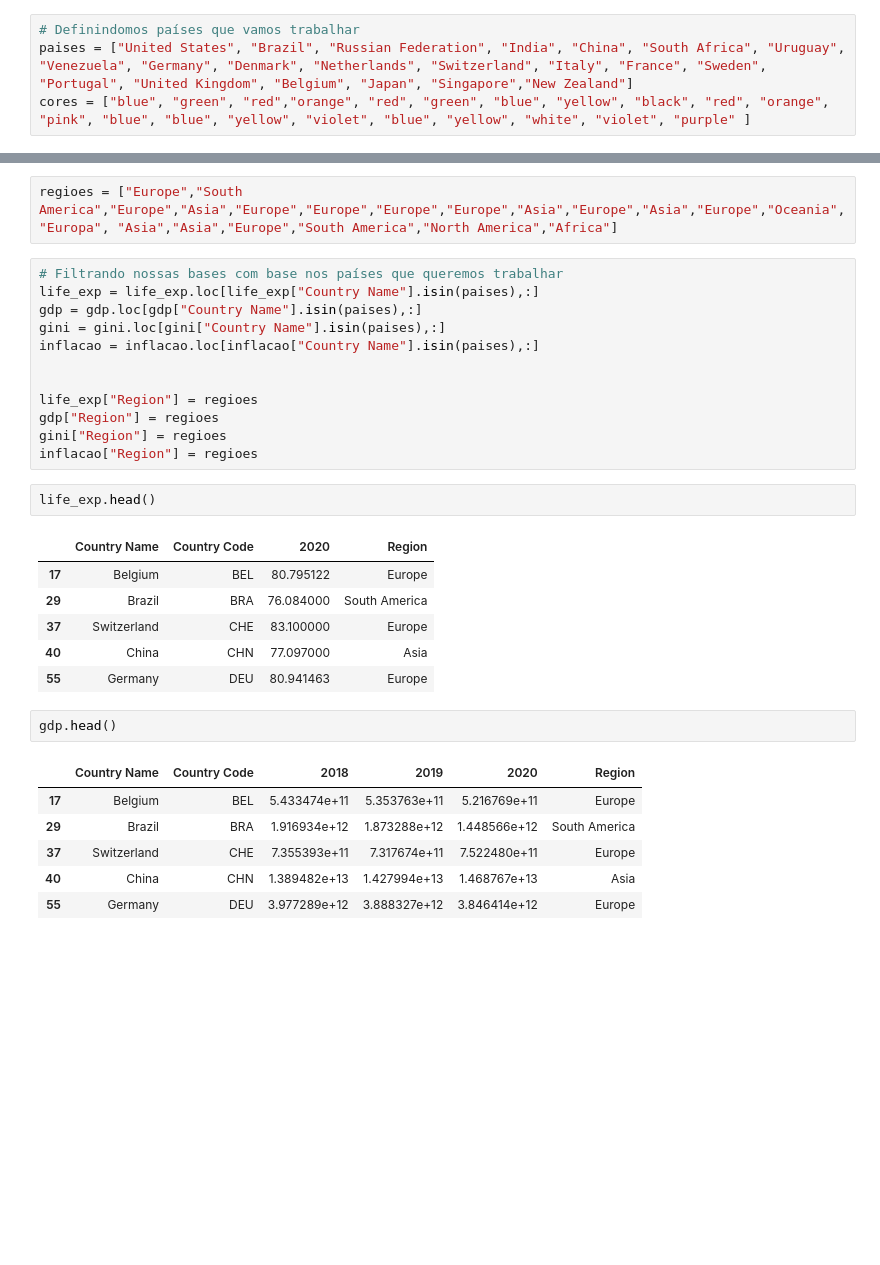
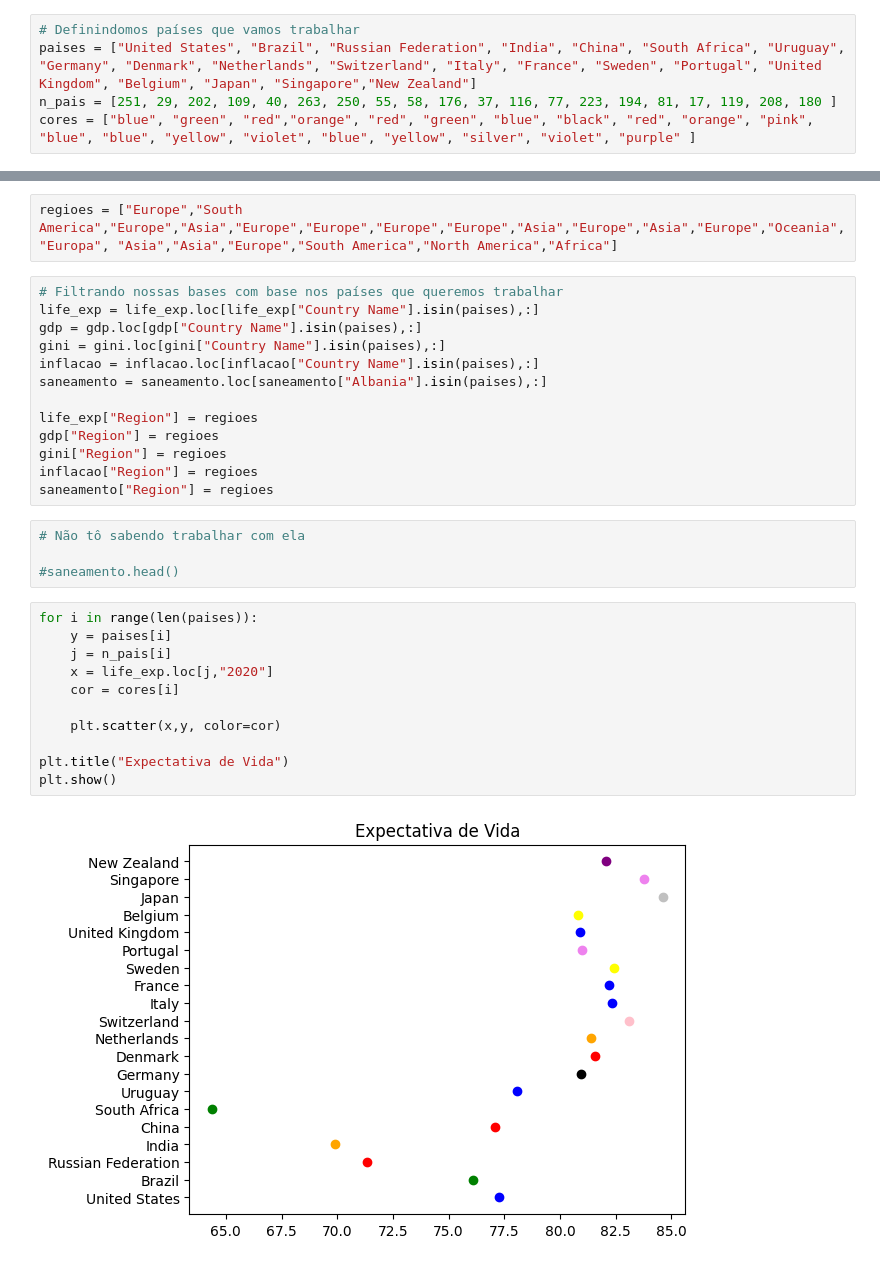
Before and after one commit to insper-classroom/22-2a-cd-p2-grupo_joaovoa, a Jupyter notebook: Projeto_2.ipynb, the cells around one changed output, grey strips where cells are left out. Drawn from its saved outputs; the diff is of its cells as text; blank space fills up the shorter version.

```diff
--- a/Projeto_2.ipynb
+++ b/Projeto_2.ipynb
@@ -12,8 +13,9 @@ inflacao = pd.read_csv("API_FP.CPI.TOTL.ZG_DS2_en_csv_v2_4701153.csv", sep=",",
 saneamento = pd.read_csv(r"C:\Users\João Vitor\Documents\Insper\2°_semestre\Ciencia_dos_dados\projeto_2\22-2a-cd-p2-grupo_joaovoa-1\saneamento\f8768fb8-96fc-4d9c-89b2-59891e4e3105_Data.csv", sep=",", skiprows=4)
 # %%
 # Definindomos países que vamos trabalhar
-paises = ["United States", "Brazil", "Russian Federation", "India", "China", "South Africa", "Uruguay", "Venezuela", "Germany", "Denmark", "Netherlands", "Switzerland", "Italy", "France", "Sweden", "Portugal", "United Kingdom", "Belgium", "Japan", "Singapore","New Zealand"]
-cores = ["blue", "green", "red","orange", "red", "green", "blue", "yellow", "black", "red", "orange", "pink", "blue", "blue", "yellow", "violet", "blue", "yellow", "white", "violet", "purple" ]
+paises = ["United States", "Brazil", "Russian Federation", "India", "China", "South Africa", "Uruguay", "Germany", "Denmark", "Netherlands", "Switzerland", "Italy", "France", "Sweden", "Portugal", "United Kingdom", "Belgium", "Japan", "Singapore","New Zealand"]
+n_pais = [251, 29, 202, 109, 40, 263, 250, 55, 58, 176, 37, 116, 77, 223, 194, 81, 17, 119, 208, 180 ]
+cores = ["blue", "green", "red","orange", "red", "green", "blue", "black", "red", "orange", "pink", "blue", "blue", "yellow", "violet", "blue", "yellow", "silver", "violet", "purple" ]
 # %%
 # Filtrando os dados que desejamos utilizar no nosso trabalho
 life_exp = life_exp.loc[:,["Country Name", "Country Code","2020"]]
@@ -28,28 +30,28 @@ life_exp = life_exp.loc[life_exp["Country Name"].isin(paises),:]
 gdp = gdp.loc[gdp["Country Name"].isin(paises),:]
 gini = gini.loc[gini["Country Name"].isin(paises),:]
 inflacao = inflacao.loc[inflacao["Country Name"].isin(paises),:]
-
+saneamento = saneamento.loc[saneamento["Albania"].isin(paises),:]
 
 life_exp["Region"] = regioes
 gdp["Region"] = regioes
 gini["Region"] = regioes
 inflacao["Region"] = regioes
+saneamento["Region"] = regioes
 # %%
-life_exp.head()
+# Não tô sabendo trabalhar com ela
+
+#saneamento.head()
-# %% [output]
-|  | Country Name | Country Code | 2020 | Region |
-| 17 | Belgium | BEL | 80.795122 | Europe |
-| 29 | Brazil | BRA | 76.084000 | South America |
-| 37 | Switzerland | CHE | 83.100000 | Europe |
-| 40 | China | CHN | 77.097000 | Asia |
-| 55 | Germany | DEU | 80.941463 | Europe |
 # %%
-gdp.head()
+for i in range(len(paises)):
+    y = paises[i]
+    j = n_pais[i]
+    x = life_exp.loc[j,"2020"]
+    cor = cores[i]
+
+    plt.scatter(x,y, color=cor)
+
+plt.title("Expectativa de Vida")
+plt.show()
 # %% [output]
-|  | Country Name | Country Code | 2018 | 2019 | 2020 | Region |
-| 17 | Belgium | BEL | 5.433474e+11 | 5.353763e+11 | 5.216769e+11 | Europe |
-| 29 | Brazil | BRA | 1.916934e+12 | 1.873288e+12 | 1.448566e+12 | South America |
-| 37 | Switzerland | CHE | 7.355393e+11 | 7.317674e+11 | 7.522480e+11 | Europe |
-| 40 | China | CHN | 1.389482e+13 | 1.427994e+13 | 1.468767e+13 | Asia |
-| 55 | Germany | DEU | 3.977289e+12 | 3.888327e+12 | 3.846414e+12 | Europe |
+[figure, added]
 # %%
```
Also changed, not shown: parts of 7 cells of this notebook.
